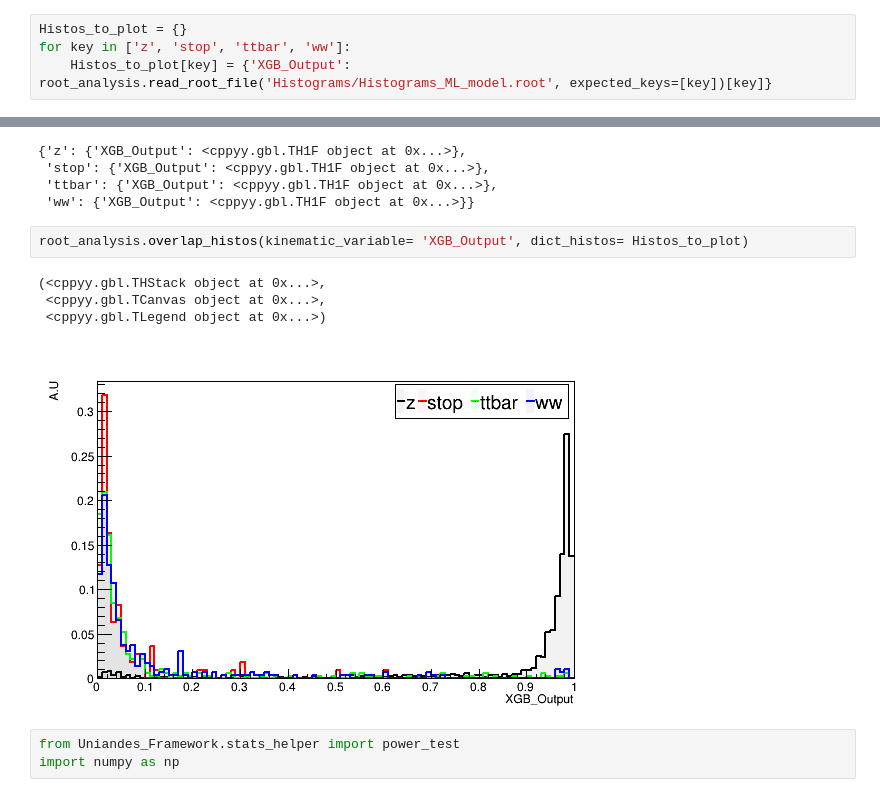
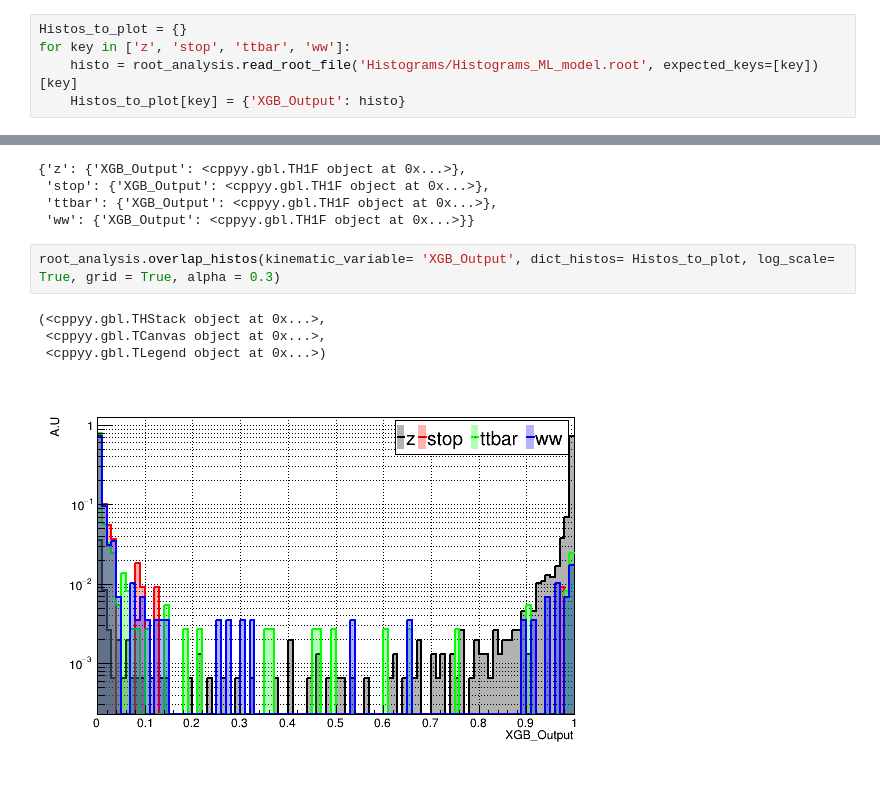
Before and after one commit to Joacop16/Phenomenology_Uniandes_Framework, a Jupyter notebook: tutorials/3_Machine_Learning.ipynb, the cells around one changed output, grey strips where cells are left out. Drawn from its saved outputs; the diff is of its cells as text.

Commit message:
Last version of all tutorials. I add more instructions to Histograms, and write the tutorials of Machine learning and heatmap utilities

```diff
--- a/tutorials/3_Machine_Learning.ipynb
+++ b/tutorials/3_Machine_Learning.ipynb
@@ -312,7 +366,8 @@ Histos = root_analysis.read_root_file('Histograms/Histograms_ML_model.root', exp
 # %%
 Histos_to_plot = {}
 for key in ['z', 'stop', 'ttbar', 'ww']:
-    Histos_to_plot[key] = {'XGB_Output': root_analysis.read_root_file('Histograms/Histograms_ML_model.root', expected_keys=[key])[key]}
+    histo = root_analysis.read_root_file('Histograms/Histograms_ML_model.root', expected_keys=[key])[key]
+    Histos_to_plot[key] = {'XGB_Output': histo}
 # %%
 Histos_to_plot
 # %% [output]
@@ -321,12 +376,9 @@ Histos_to_plot
  'ttbar': {'XGB_Output': <cppyy.gbl.TH1F object at 0x...>},
  'ww': {'XGB_Output': <cppyy.gbl.TH1F object at 0x...>}}
 # %%
-root_analysis.overlap_histos(kinematic_variable= 'XGB_Output', dict_histos= Histos_to_plot)
+root_analysis.overlap_histos(kinematic_variable= 'XGB_Output', dict_histos= Histos_to_plot, log_scale= True, grid = True, alpha = 0.3)
 # %% [output]
 (<cppyy.gbl.THStack object at 0x...>,
  <cppyy.gbl.TCanvas object at 0x...>,
  <cppyy.gbl.TLegend object at 0x...>)
-[figure, old version]
+[figure, new version]
-# %%
-from Uniandes_Framework.stats_helper import power_test
-import numpy as np
```
Also changed, not shown: parts of 64 cells of this notebook, 4 other files.
